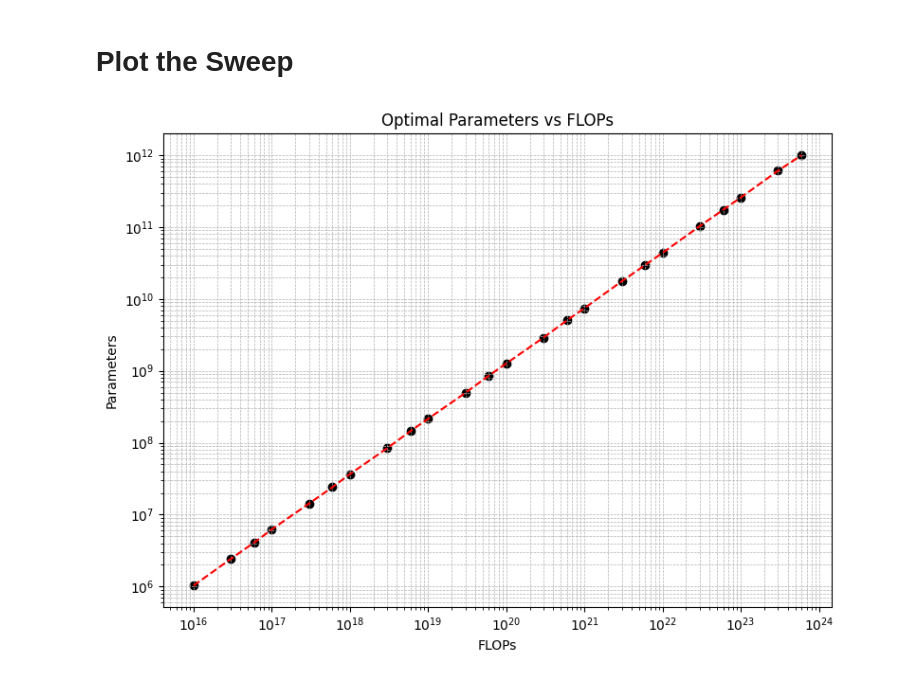
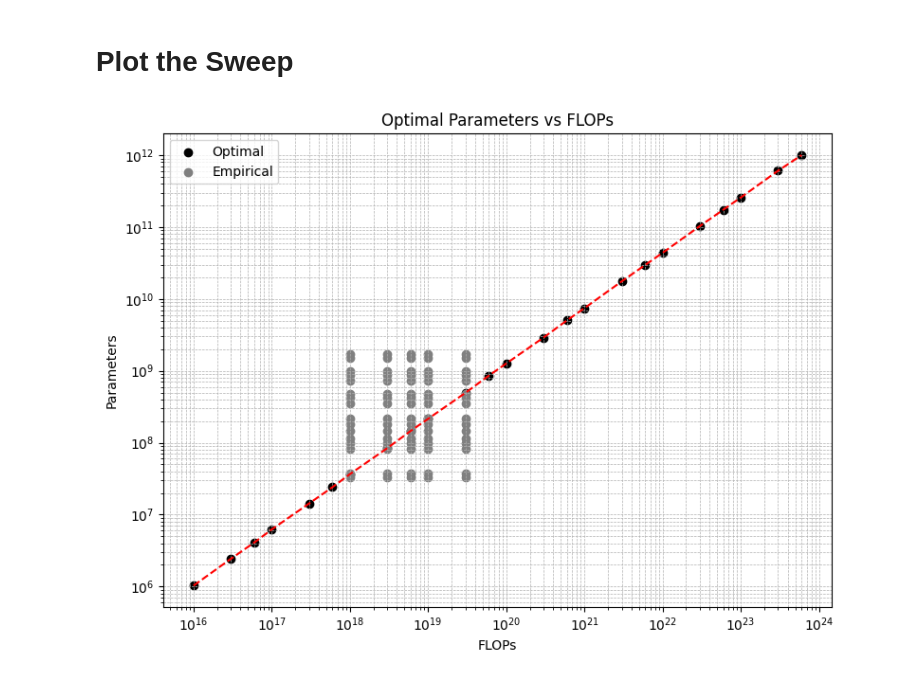
Before and after one commit to cmu-flame/FLAME-MoE, a Jupyter notebook: analysis/find_scaling_law.ipynb, the cells around one changed output. Cells and saved outputs as stored; diff of their text form; code cells hidden in the pictures.

Commit message:
plot the empirical points

```diff
--- a/analysis/find_scaling_law.ipynb
+++ b/analysis/find_scaling_law.ipynb
@@ -201,31 +201,36 @@ opt_flops = []
 opt_params = []
 
 for budget in budgets:
     best_loss = np.inf
     best_param = None
 
     for N in param_range:
         D = budget / (6 * N)
         loss = scaling_law(N, D)
         if loss < best_loss:
             best_loss = loss
             best_param = N
 
     opt_flops.append(budget)
     opt_params.append(best_param)
 
+exp_flops = df['flops'].apply(float).to_numpy()
+exp_active_params = df['active_params'].to_numpy()
+
 # Plotting
 plt.figure(figsize=(8,6))
 plt.scatter(opt_flops, opt_params, color='black', label='Optimal')
+plt.scatter(exp_flops, exp_active_params, color='grey', label='Empirical')
 plt.plot(opt_flops, opt_params, linestyle='--', color='red')
 
 plt.xscale('log')
 plt.yscale('log')
 plt.xlabel('FLOPs')
 plt.ylabel('Parameters')
 plt.title('Optimal Parameters vs FLOPs')
+plt.legend()
 plt.grid(True, which="both", ls="--", lw=0.5)
 plt.tight_layout()
 plt.show()
 # %% [output]
-[figure, old version]
+[figure, new version]
```
